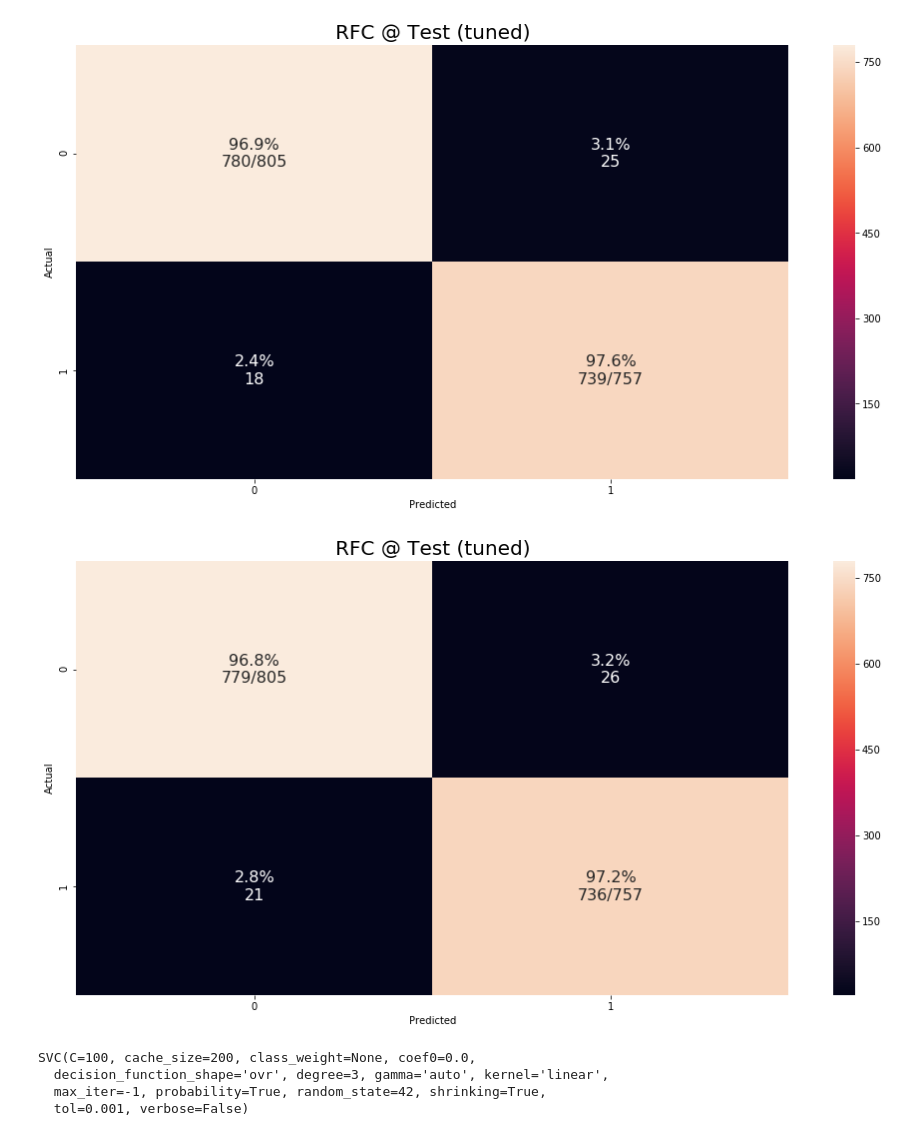
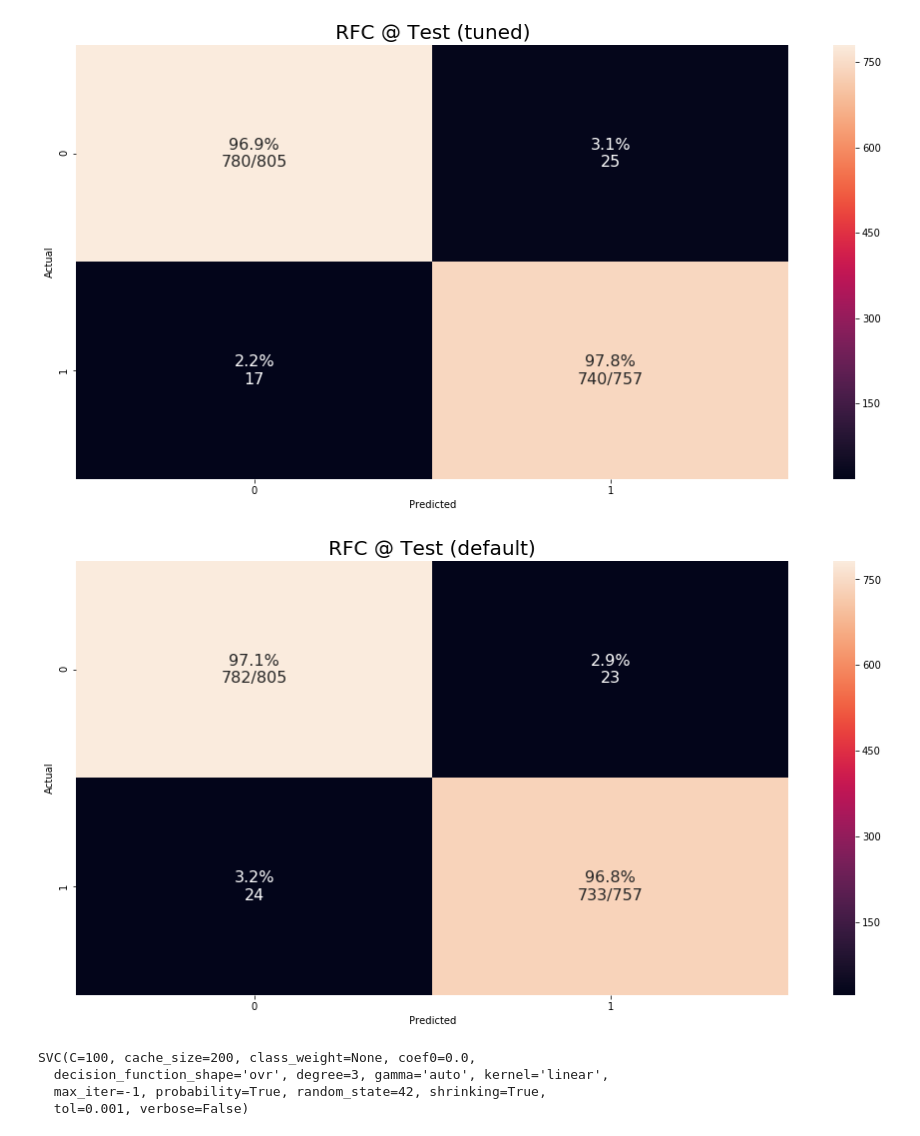
Before and after one commit to vaetern/match-sets, a Jupyter notebook: match.ipynb, the cells around one changed output. Saved outputs shown, nothing was run; the diff lists cells and outputs as text; code cells hidden in the pictures.

```diff
--- a/match.ipynb
+++ b/match.ipynb
@@ -166,6 +200,9 @@ dataset_x.head(8)
 # %%
-from sklearn.preprocessing import normalize
+from sklearn.preprocessing import normalize, scale, MinMaxScaler
 
-normalize(dataset_x, copy=False)
+scaler = MinMaxScaler()
+scaled_x = scaler.fit_transform(dataset_x.values)
+dataset_x = pd.DataFrame(scaled_x)
+#normalize(dataset_x, copy=False, axis=1)
 dataset_x.head(8)
 # %% [output]
@@ -493,6 +532,6 @@ grid_search.best_params_
 # %%
 from sklearn.linear_model import SGDClassifier
 
-sgd_clf = SGDClassifier(alpha = 0.001, epsilon = 0.01, l1_ratio = 1, max_iter = 50, random_state=42)
+sgd_clf = SGDClassifier(alpha = 0.0001, epsilon = 0.1, l1_ratio = 0.01, max_iter = 5, random_state=42)
 sgd_clf.fit(X_train, y_train.values.ravel())
 # %% [output]
@@ -566,11 +605,11 @@ recall_score(y_train, y_train_pred_forest)
 # %%
 from sklearn.model_selection import GridSearchCV
 
-param_grid={'n_estimators': [2, 4, 8, 20, 50, 100],
+param_grid={'n_estimators': [8, 20, 50, 100],
             'max_features': ['auto', 'sqrt', 'log2'],
             'max_depth': [4, 5, 6, 7, 8],
-            'min_samples_leaf': [1,2,4,10,20],
-            'min_samples_split': [0.1,2,4,10,20],
+            'min_samples_leaf': [2,4,10],
+            'min_samples_split': [2,4,10],
             'criterion': ['gini', 'entropy']},
 clf = RandomForestClassifier(random_state=42)
 
@@ -621,8 +656,8 @@ grid_search.best_params_
  'n_estimators': 100}
 # %%
-forest_clf = RandomForestClassifier(n_estimators=100, max_depth=6,
-                                    min_samples_leaf = 4,
-                                    min_samples_split = 20,
+forest_clf = RandomForestClassifier(n_estimators=100, max_depth=7,
+                                    min_samples_leaf = 2,
+                                    min_samples_split = 2,
                                     max_features = 'auto', criterion = 'entropy', random_state=42)
 
 forest_clf.fit(X_train, y_train.values.ravel())
@@ -641,15 +676,14 @@ cm_analysis(y_test.astype('int'), y_test_pred, forest_clf.classes_, title="RFC @
 # %%
 from sklearn.ensemble import RandomForestClassifier
 forest_clf = RandomForestClassifier(n_estimators=8, random_state=42)
-y_probas_forest = cross_val_predict(forest_clf, X_train, y_train.values.ravel(), cv=3,
-                                    method="predict_proba")
+
 forest_clf.fit(X_train, y_train.values.ravel())
 
 y_test_pred = forest_clf.predict(X_test).astype('int')
 
-cm_analysis(y_test.astype('int'), y_test_pred, forest_clf.classes_, title="RFC @ Test (tuned)")
+cm_analysis(y_test.astype('int'), y_test_pred, forest_clf.classes_, title="RFC @ Test (default)")
 # %% [output]
-[figure, old version]
+[figure, new version]
 # %%
 ### .............. ###
 ###                ###
```
Also changed, not shown: parts of 49 cells of this notebook.
